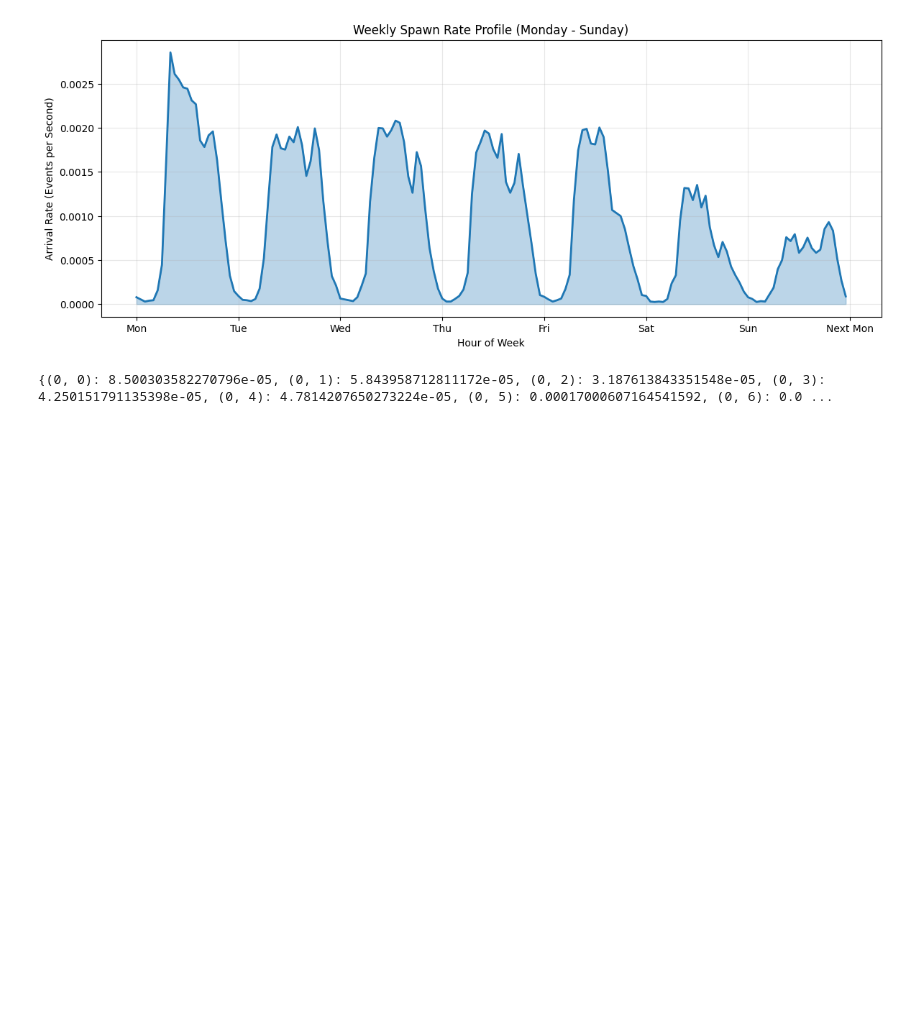
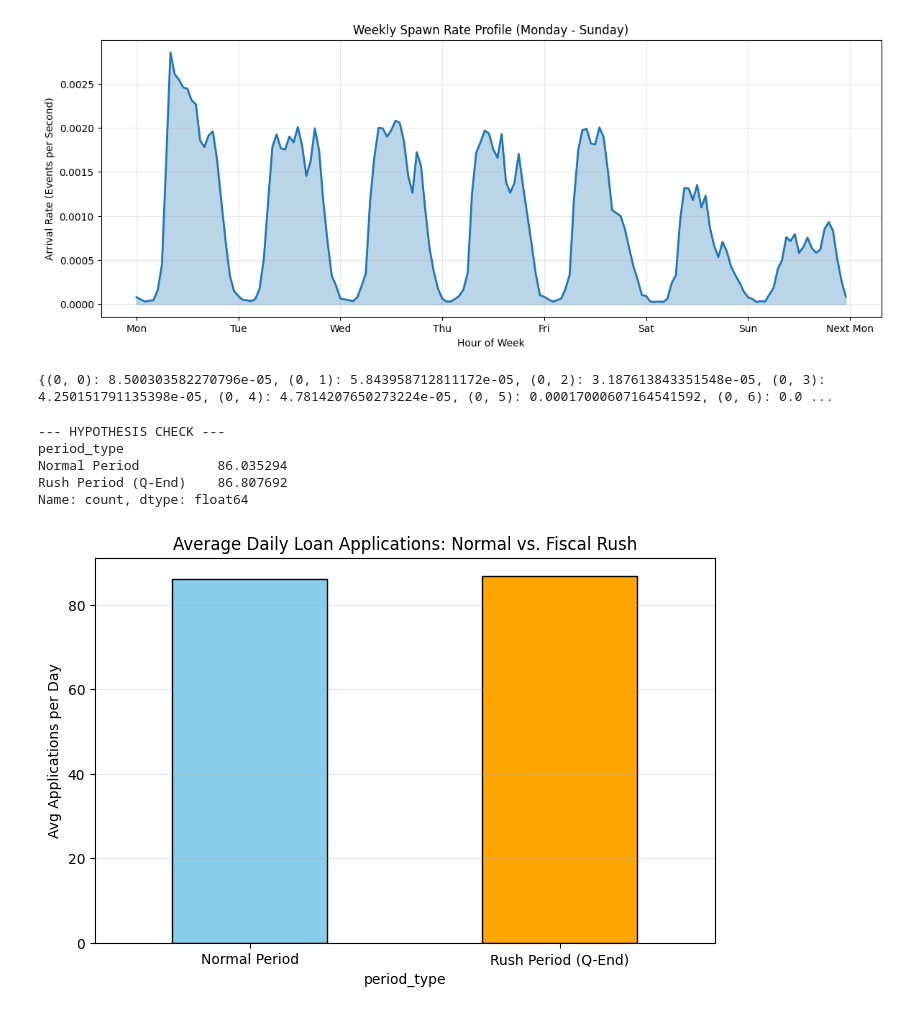
Before and after one commit to moritzhwnr/BPI_Simulation, a Jupyter notebook: instance_spawn_rate.ipynb, the cells around one changed output. Cells and saved outputs as stored; diff of their text form; code cells hidden in the pictures; blank space fills up the shorter version.

```diff
--- a/instance_spawn_rate.ipynb
+++ b/instance_spawn_rate.ipynb
@@ -334,3 +334,53 @@ plt.show()
 print(schedule_dict)
 # %% [output]
 {(0, 0): 8.500303582270796e-05, (0, 1): 5.843958712811172e-05, (0, 2): 3.187613843351548e-05, (0, 3): 4.250151791135398e-05, (0, 4): 4.7814207650273224e-05, (0, 5): 0.00017000607164541592, (0, 6): 0.0 ...
+# %%
+import pandas as pd
+import matplotlib.pyplot as plt
+
+# 1. SETUP: Ensure your 'time:timestamp' is datetime
+# (Assuming your dataframe is named 'df')
+df['time:timestamp'] = pd.to_datetime(df['time:timestamp'])
+
+# 2. FILTER: Get only the "Arrival" events (Create Application)
+# We only care about when cases START, not when they end.
+arrivals = df[df['concept:name'] == 'A_Create Application'].copy()
+arrivals['date'] = arrivals['time:timestamp'].dt.date
+
+# 3. DEFINE "RUSH DAYS"
+# Function to check if a date is in the last 7 days of a quarter
+def is_fiscal_rush(date_obj):
+    # Quarters end in months 3, 6, 9, 12.
+    # We look for days >= 25 in those months.
+    if date_obj.month in [3, 6, 9, 12] and date_obj.day >= 25:
+        return "Rush Period (Q-End)"
+    return "Normal Period"
+
+# Apply the label to every arrival
+arrivals['period_type'] = arrivals['date'].apply(is_fiscal_rush)
+
+# 4. CALCULATE STATS
+# Count daily arrivals
+daily_counts = arrivals.groupby(['date', 'period_type']).size().reset_index(name='count')
+
+# Calculate average daily arrivals for both groups
+stats = daily_counts.groupby('period_type')['count'].mean()
+
+print("--- HYPOTHESIS CHECK ---")
+print(stats)
+
+# 5. VISUALIZE
+plt.figure(figsize=(8, 5))
+stats.plot(kind='bar', color=['skyblue', 'orange'], edgecolor='black')
+plt.title("Average Daily Loan Applications: Normal vs. Fiscal Rush")
+plt.ylabel("Avg Applications per Day")
+plt.xticks(rotation=0)
+plt.grid(axis='y', alpha=0.3)
+plt.show()
+# %% [output]
+--- HYPOTHESIS CHECK ---
+period_type
+Normal Period          86.035294
+Rush Period (Q-End)    86.807692
+Name: count, dtype: float64
+[figure, added]
```
Also changed, not shown: parts of 4 cells of this notebook, 3 other files.
